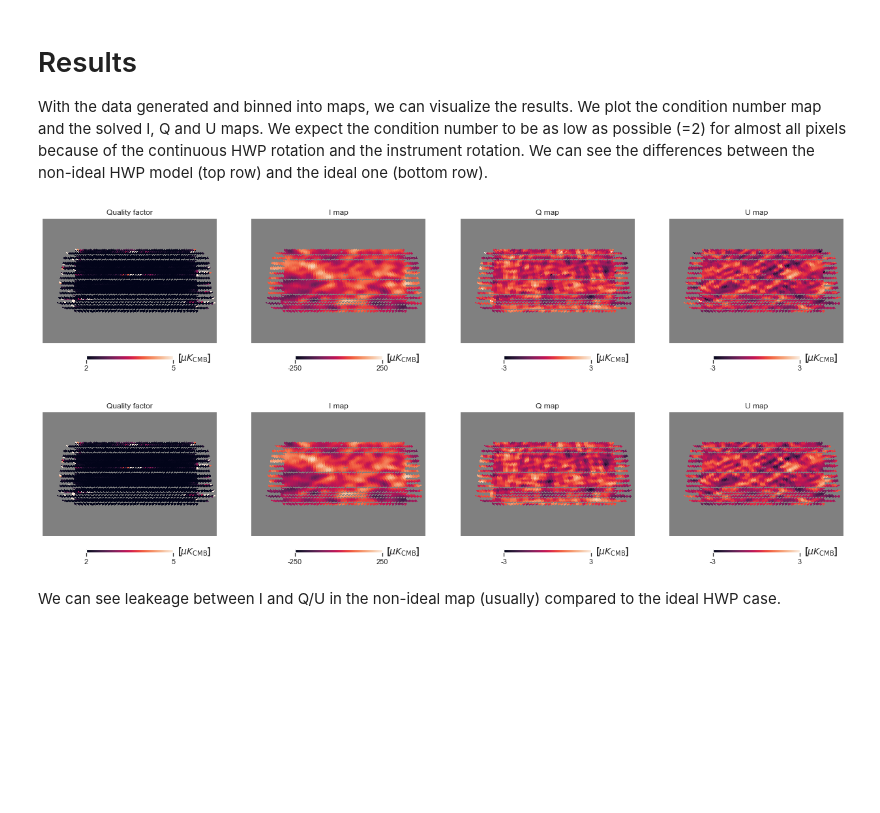
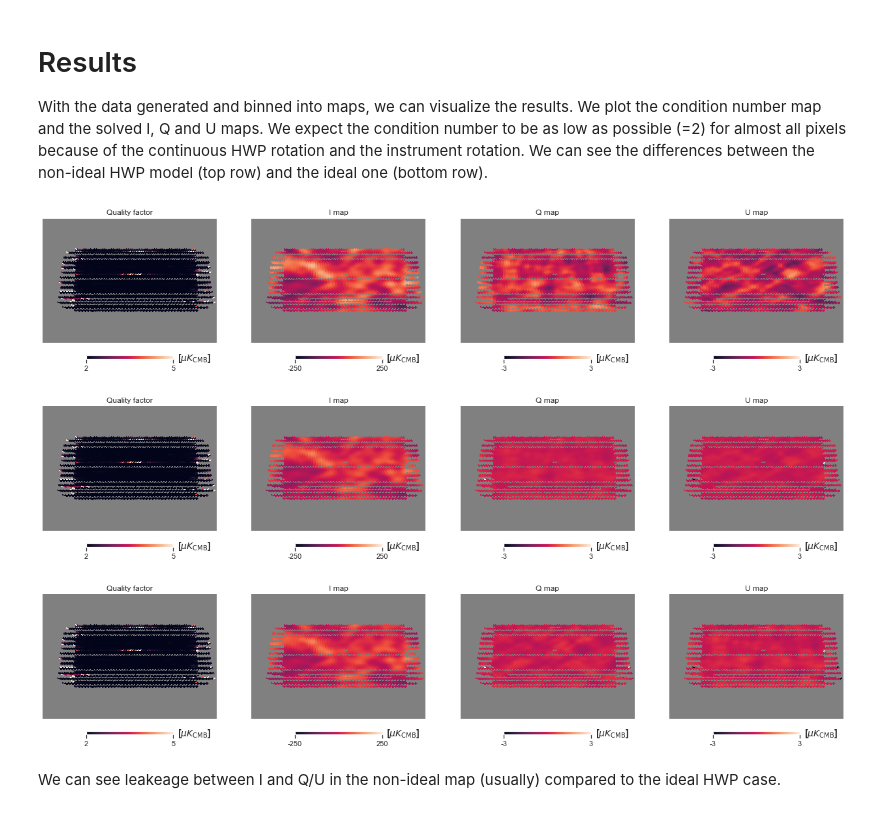
Before and after one commit to AdriJD/beamconv, a Jupyter notebook: notebooks/HWP_Class_tests.ipynb, the cells around one changed output. Drawn from its saved outputs; the diff is of its cells as text; code cells hidden in the pictures; blank space fills up the shorter version.

```diff
--- a/notebooks/HWP_Class_tests.ipynb
+++ b/notebooks/HWP_Class_tests.ipynb
@@ -451,4 +453,11 @@ bnideal.scan_instrument_mpi(alm, hwp_status='non-ideal', **scan_opts)
 print(time.time()-start_time)
 
 maps, cond = bnideal.solve_for_map()
+
+start_time = time.time()
+
+bnideal.scan_instrument_mpi(alm, hwp_status='non-ideal', muell_mat_model='full', **scan_opts)
+print(time.time()-start_time)
+
+full_maps, full_cond = bnideal.solve_for_map()
 # %% [output]
@@ -465,26 +471,37 @@ With the data generated and binned into maps, we can visualize the results. We p
 # %%
 cond[cond == np.inf] = hp.UNSEEN
 cart_opts = dict(unit=r'[$\mu K_{\mathrm{CMB}}$]', lonra=[-25, 10], latra=[-70, -45], hold=True)
-fig, axs = plt.subplots(ncols=4, nrows=2, figsize=(22, 10))
+fig, axs = plt.subplots(ncols=4, nrows=3, figsize=(22, 15))
+
+ideal_cond[ideal_cond == np.inf] = hp.UNSEEN
 plt.axes(axs[0,0])
+hp.cartview(ideal_cond, min=2, max=5, title='Quality factor', **cart_opts)
+plt.axes(axs[0,1])
+hp.cartview(ideal_maps[0], min=-250, max=250, title='I map', **cart_opts)
+plt.axes(axs[0,2])
+hp.cartview(ideal_maps[1], min=-3, max=3, title='Q map', **cart_opts)
+plt.axes(axs[0,3])
+hp.cartview(ideal_maps[2], min=-3, max=3, title='U map', **cart_opts)
+
+plt.axes(axs[1,0])
 hp.cartview(cond, min=2, max=5, title='Quality factor', **cart_opts)
-plt.axes(axs[0,1])
+plt.axes(axs[1,1])
 hp.cartview(maps[0], min=-250, max=250, title='I map', **cart_opts)
-plt.axes(axs[0,2])
+plt.axes(axs[1,2])
 hp.cartview(maps[1], min=-3, max=3, title='Q map', **cart_opts)
-plt.axes(axs[0,3])
+plt.axes(axs[1,3])
 hp.cartview(maps[2], min=-3, max=3, title='U map', **cart_opts)
-ideal_cond[ideal_cond == np.inf] = hp.UNSEEN
-plt.axes(axs[1,0])
-hp.cartview(ideal_cond, min=2, max=5, title='Quality factor', **cart_opts)
-plt.axes(axs[1,1])
-hp.cartview(ideal_maps[0], min=-250, max=250, title='I map', **cart_opts)
-plt.axes(axs[1,2])
-hp.cartview(ideal_maps[1], min=-3, max=3, title='Q map', **cart_opts)
-plt.axes(axs[1,3])
-hp.cartview(ideal_maps[2], min=-3, max=3, title='U map', **cart_opts)
+
+plt.axes(axs[2,0])
+hp.cartview(full_cond, min=2, max=5, title='Quality factor', **cart_opts)
+plt.axes(axs[2,1])
+hp.cartview(full_maps[0], min=-250, max=250, title='I map', **cart_opts)
+plt.axes(axs[2,2])
+hp.cartview(full_maps[1], min=-3, max=3, title='Q map', **cart_opts)
+plt.axes(axs[2,3])
+hp.cartview(full_maps[2], min=-3, max=3, title='U map', **cart_opts)
 # %% [output]
-[figure, old version]
+[figure, new version]
 # %% [markdown]
 We can see leakeage between I and Q/U in the non-ideal map (usually) compared to the ideal HWP case.
 # %% [markdown]
```
Also changed, not shown: parts of 5 cells of this notebook, 1 other file.
